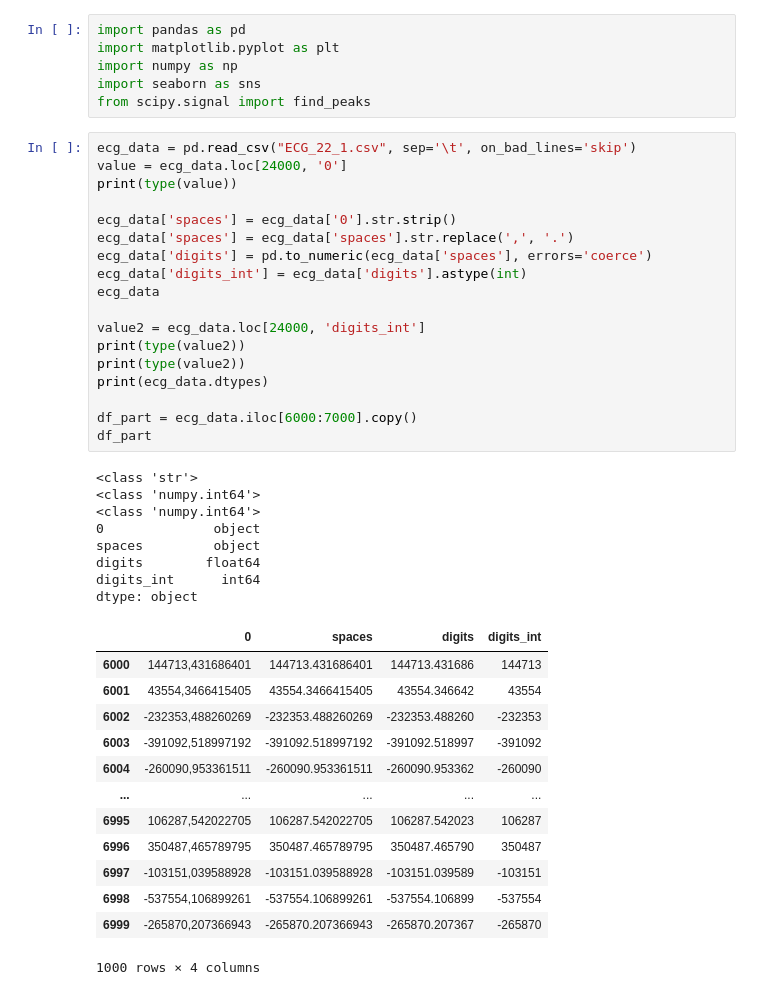
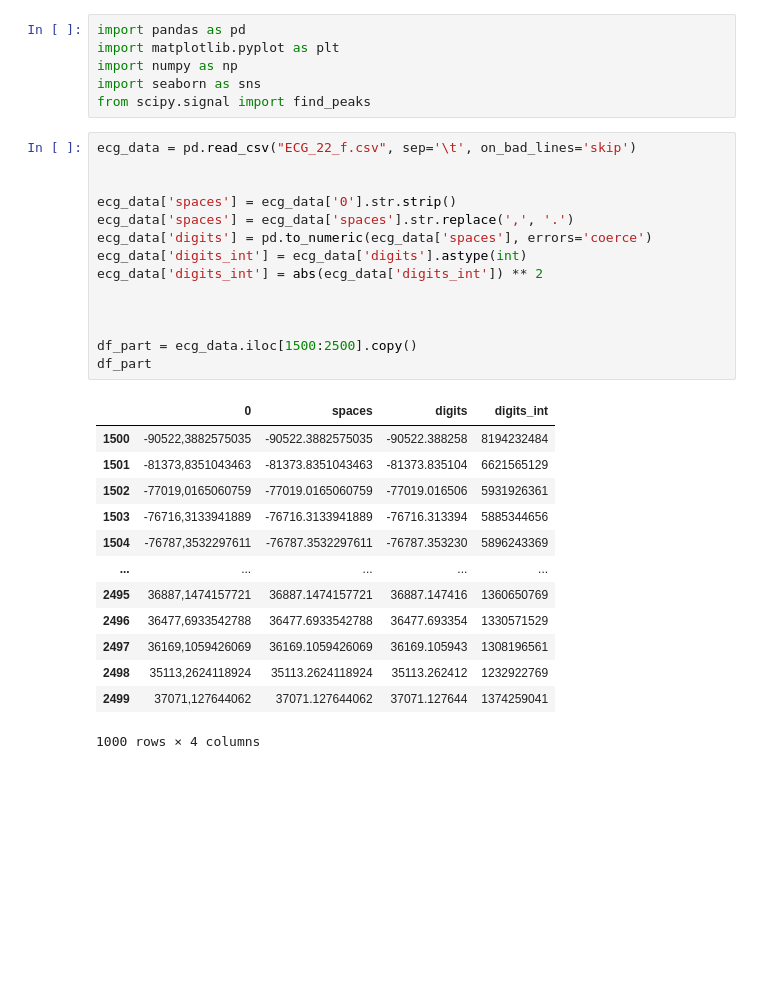
Before and after one commit to swissdeam/ECG, a Jupyter notebook: Untitled.ipynb, the cells around one changed output. Drawn from its saved outputs; the diff is of its cells as text; blank space fills up the shorter version.

```diff
--- a/Untitled.ipynb
+++ b/Untitled.ipynb
@@ -5,45 +5,33 @@ import numpy as np
 import seaborn as sns
 from scipy.signal import find_peaks
 # %%
-ecg_data = pd.read_csv("ECG_22_1.csv", sep='\t', on_bad_lines='skip')
-value = ecg_data.loc[24000, '0']
-print(type(value))
+ecg_data = pd.read_csv("ECG_22_f.csv", sep='\t', on_bad_lines='skip')
+
 
 ecg_data['spaces'] = ecg_data['0'].str.strip()
 ecg_data['spaces'] = ecg_data['spaces'].str.replace(',', '.')
 ecg_data['digits'] = pd.to_numeric(ecg_data['spaces'], errors='coerce')
 ecg_data['digits_int'] = ecg_data['digits'].astype(int)
-ecg_data
+ecg_data['digits_int'] = abs(ecg_data['digits_int']) ** 2
 
-value2 = ecg_data.loc[24000, 'digits_int']
-print(type(value2))
-print(type(value2))
-print(ecg_data.dtypes)
 
-df_part = ecg_data.iloc[6000:7000].copy()
+
+df_part = ecg_data.iloc[1500:2500].copy()
 df_part
 # %% [output]
+|  | 0 | spaces | digits | digits_int |
+| 1500 | -90522,3882575035 | -90522.3882575035 | -90522.388258 | 8194232484 |
+| 1501 | -81373,8351043463 | -81373.8351043463 | -81373.835104 | 6621565129 |
+| 1502 | -77019,0165060759 | -77019.0165060759 | -77019.016506 | 5931926361 |
+| 1503 | -76716,3133941889 | -76716.3133941889 | -76716.313394 | 5885344656 |
+| 1504 | -76787,3532297611 | -76787.3532297611 | -76787.353230 | 5896243369 |
+| ... | ... | ... | ... | ... |
+| 2495 | 36887,1474157721 | 36887.1474157721 | 36887.147416 | 1360650769 |
+| 2496 | 36477,6933542788 | 36477.6933542788 | 36477.693354 | 1330571529 |
+| 2497 | 36169,1059426069 | 36169.1059426069 | 36169.105943 | 1308196561 |
+| 2498 | 35113,2624118924 | 35113.2624118924 | 35113.262412 | 1232922769 |
+| 2499 | 37071,127644062 | 37071.127644062 | 37071.127644 | 1374259041 |
-<class 'str'>
-<class 'numpy.int64'>
-<class 'numpy.int64'>
-0              object
-spaces         object
-digits        float64
-digits_int      int64
-dtype: object
+1000 rows × 4 columns
-|  | 0 | spaces | digits | digits_int |
-| 6000 | 144713,431686401 | 144713.431686401 | 144713.431686 | 144713 |
-| 6001 | 43554,3466415405 | 43554.3466415405 | 43554.346642 | 43554 |
-| 6002 | -232353,488260269 | -232353.488260269 | -232353.488260 | -232353 |
-| 6003 | -391092,518997192 | -391092.518997192 | -391092.518997 | -391092 |
-| 6004 | -260090,953361511 | -260090.953361511 | -260090.953362 | -260090 |
-| ... | ... | ... | ... | ... |
-| 6995 | 106287,542022705 | 106287.542022705 | 106287.542023 | 106287 |
-| 6996 | 350487,465789795 | 350487.465789795 | 350487.465790 | 350487 |
-| 6997 | -103151,039588928 | -103151.039588928 | -103151.039589 | -103151 |
-| 6998 | -537554,106899261 | -537554.106899261 | -537554.106899 | -537554 |
-| 6999 | -265870,207366943 | -265870.207366943 | -265870.207367 | -265870 |
-1000 rows × 4 columns
 # %%
 
 # plt.figure(figsize=(12, 6))
```
Also changed, not shown: parts of 1 cell of this notebook, 25 other files.
